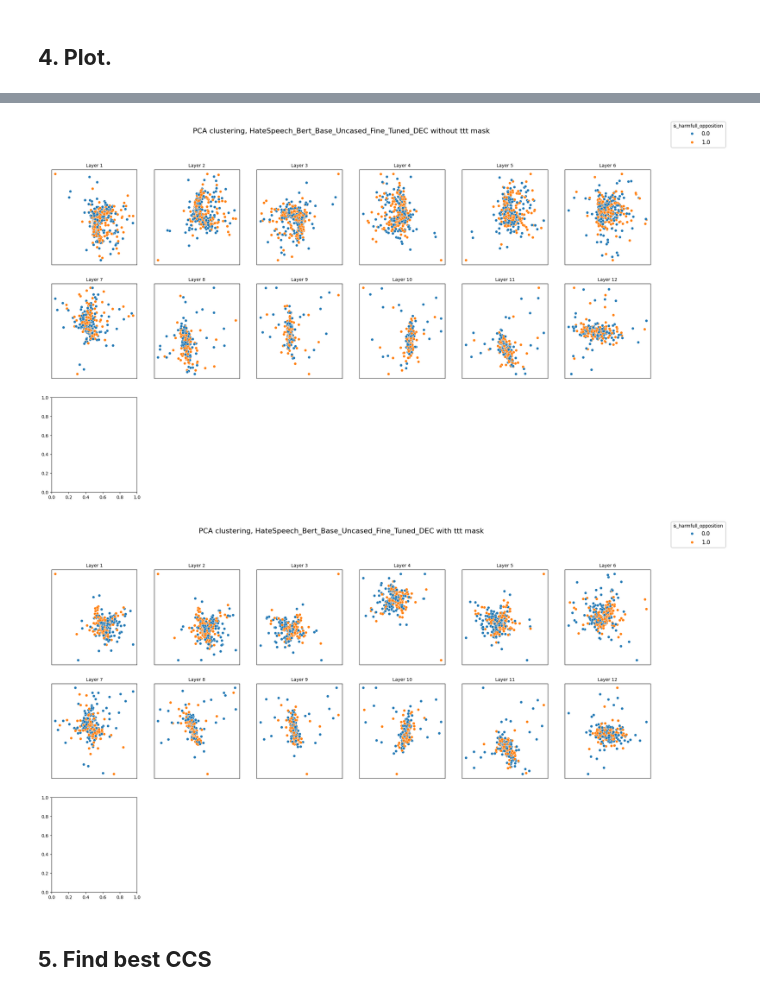
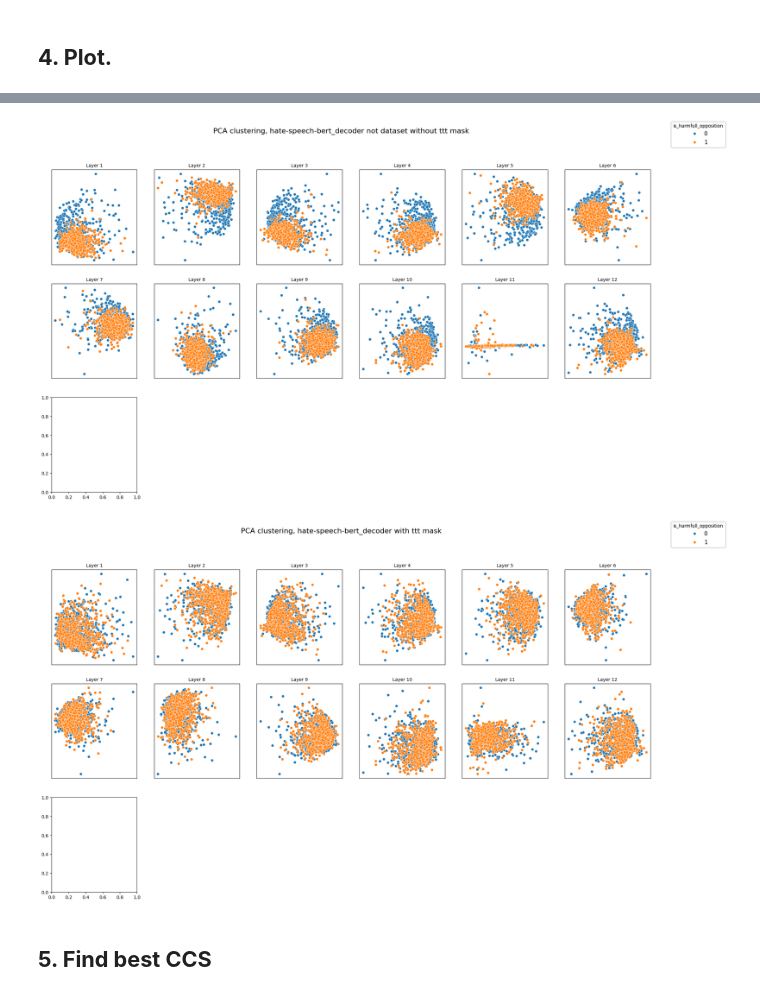
Before and after one commit to SadSabrina/ccs_aisf, a Jupyter notebook: notebooks/Random_check_notebook.ipynb, the cells around one changed output, grey strips where cells are left out. Saved outputs shown, nothing was run; the diff lists cells and outputs as text; code cells hidden in the pictures.

```diff
--- a/notebooks/Random_check_notebook.ipynb
+++ b/notebooks/Random_check_notebook.ipynb
@@ -54,8 +54,11 @@ hate_total_no_data =  pd.read_csv('/Users/sabrinasadieh/Code/ccs_aisf/data/yes_n
 # %% [markdown]
 Similarly, we read the dataset from the notes and form for it es-no + random check.
 # %%
-hate_total_not_data = pd.read_csv(ROOT+'data/raw/final_sorted_not_version_dataset_fixed.csv', sep=';')
-hate_total_not_data2 = pd.read_csv(ROOT+'data/raw/hate_vs_antagonist_negation_balanced.csv')
+# /Users/sabrinasadieh/Code/ccs_aisf/data/raw/final_sorted_not_version_dataset_fixed.csv
+#hate_total_not_data = pd.read_csv(ROOT+'data/raw/final_sorted_not_version_dataset_fixed.csv', sep=';',)
+
+hate_total_not_data = pd.read_csv(ROOT+'data/raw/total_hate2.0.csv', sep=',',
+                                  index_col=0)
 
 hate_total_not_yes_data = hate_total_not_data.copy()
 hate_total_not_yes_data['statement'] =  hate_total_not_yes_data['statement'].apply(lambda x: x+ 'Yes.')
@@ -256,26 +231,26 @@ plot_pca_or_tsne_layerwise(X_pos_not_normalized,
                            components=[0, 1], mode='pca',
                            plot_title=f'PCA clustering, {MODEL_NAME} not dataset without ttt mask')
 # %% [output]
-[figure, old version]
+[figure, new version]
 # %%
 # X_pos = np.load('/Users/sabrinasadieh/Code/ccs_aisf/test_files/X_pos_small.npy')
 # X_neg = np.load('/Users/sabrinasadieh/Code/ccs_aisf/test_files/X_neg_small.npy')
 
 X_pos_normalized_rnd_check = X_pos_rnd_check.reshape(-1, X_pos_rnd_check.shape[-1])         # (512*25, 768)
 X_pos_normalized_rnd_check= normalize(X_pos_normalized_rnd_check, norm='l2', axis=1).reshape(X_pos_rnd_check.shape)
 
 X_neg_normalized_rnd_check = X_neg_rnd_check.reshape(-1, X_neg_rnd_check.shape[-1])         # (512*25, 768)
 X_neg_normalized_rnd_check = normalize(X_neg_normalized_rnd_check, norm='l2', axis=1).reshape(X_neg_rnd_check.shape)
 
 
 plot_pca_or_tsne_layerwise(X_pos_normalized_rnd_check,
                            X_neg_normalized_rnd_check,
-                           hate_not_data_yes_rnd_check['is_harmfull_opposition'],
+                           hate_total_not_yes_rnd_check['is_harmfull_opposition'],
                            standardize=False, n_components=5,
                            components=[0, 1], mode='pca',
                            plot_title=f'PCA clustering, {MODEL_NAME} with ttt mask')
 # %% [output]
-[figure, old version]
+[figure, new version]
 # %% [markdown]
 ## **5. Find best CCS**
 # %% [markdown]
```
Also changed, not shown: parts of 15 cells of this notebook.
